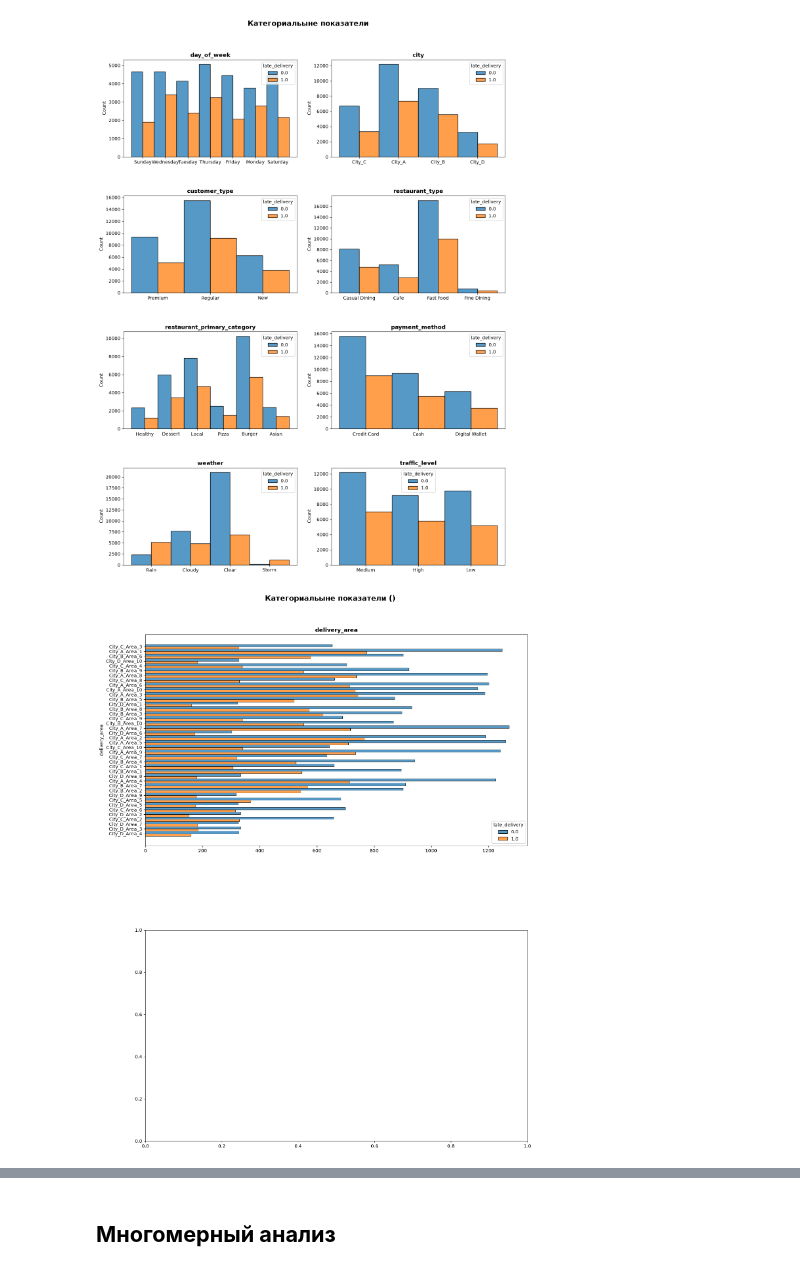
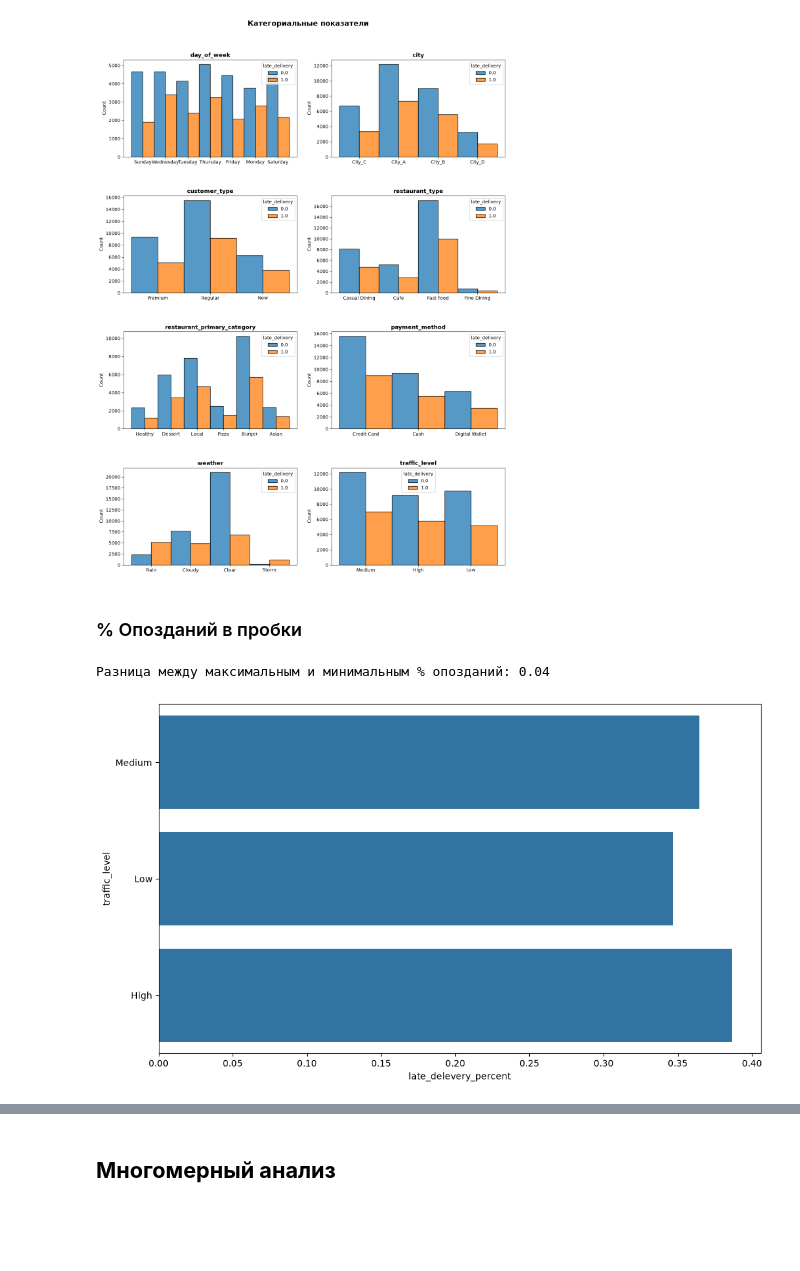
Before and after one commit to tomashovegor/project-practice-case-4, a Jupyter notebook: food_delivery_orders_dataset_analysis.ipynb, the cells around one changed output, grey strips where cells are left out. Saved outputs shown, nothing was run; the diff lists cells and outputs as text; code cells hidden in the pictures; blank space fills up the shorter version.

```diff
--- a/food_delivery_orders_dataset_analysis.ipynb
+++ b/food_delivery_orders_dataset_analysis.ipynb
@@ -440,34 +486,28 @@ plt.subplots_adjust(
 plt.show()
 # %% [output]
 [figure]
-# %%
-str_columns = [
-    # 'driver_id',
-    'delivery_area',
-]
-
-fig, axes = plt.subplots(2, 1, figsize=(15, 20))
-axes = axes.flatten()
-
-for idx, col in enumerate(str_columns):
-    ax = axes[idx]
-    sns.histplot(
-        data=df,
-        y=col,
-        hue='late_delivery',
-        bins="auto",
-        multiple='dodge',
-        binwidth=10,
-        ax=ax
-    )
-    ax.set_xlabel('')
-    ax.set_title(col, fontsize=12, fontweight='bold')
-
-plt.suptitle('Категориальыне показатели ()', fontsize=16, fontweight='bold', y=.94)
-plt.subplots_adjust(
-    wspace=0.2,
-    hspace=0.4
-)
-plt.show()
-# %% [output]
-[figure, removed]
+# %% [markdown]
+### % Опозданий в пробки
+# %%
+traffic_level = df.groupby("traffic_level").agg(
+    orders_count=("traffic_level", "count"),
+    late_delevery_percent=("late_delivery", "mean")
+).sort_values(by="orders_count", ascending=False).reset_index()
+
+print(f"Разница между максимальным и минимальным % опозданий: {traffic_level["late_delevery_percent"].max() - traffic_level["late_delevery_percent"].min():.2f}")
+
+plt.figure(figsize=(12, 7))
+
+sns.barplot(
+    data=traffic_level.head(25),
+    y="traffic_level",
+    x="late_delevery_percent",
+    legend=False
+)
+ax.set_xlabel('')
+ax.set_title(col, fontsize=12, fontweight='bold')
+
+plt.show()
+# %% [output]
+Разница между максимальным и минимальным % опозданий: 0.04
+[figure, added]
```
Also changed, not shown: parts of 13 cells of this notebook.
